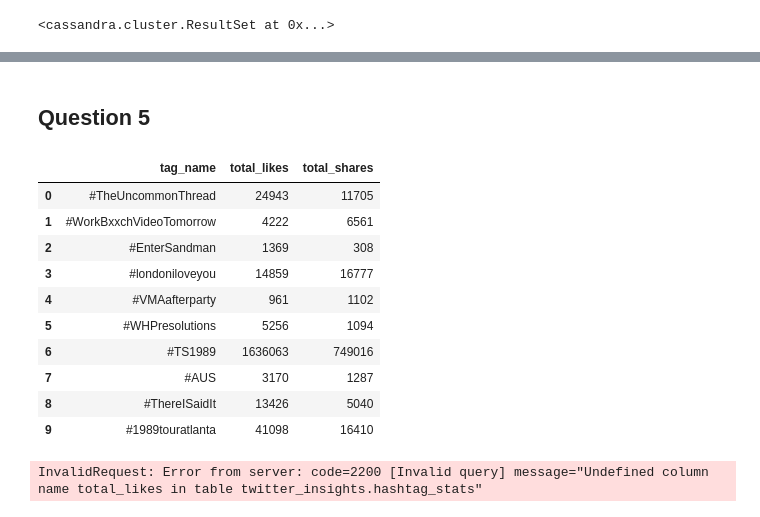
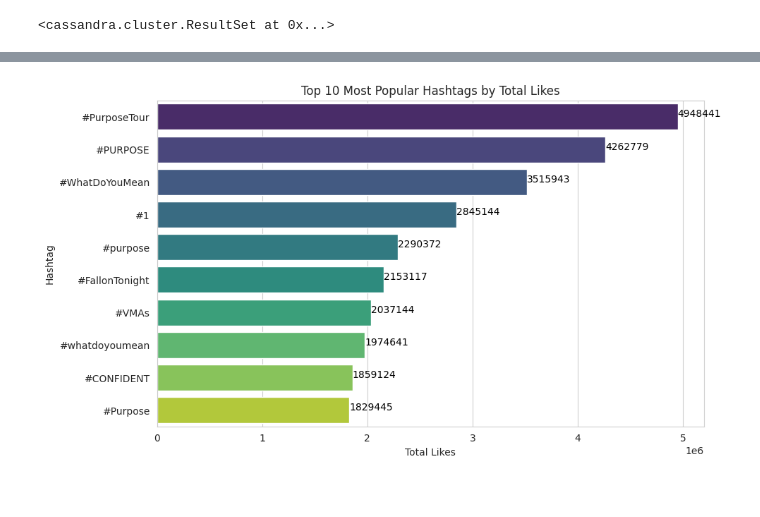
Before and after one commit to voidbar/runi-bigdata-2024, a Jupyter notebook: final/final.ipynb, the cells around one changed output, grey strips where cells are left out. Drawn from its saved outputs; the diff is of its cells as text; code cells hidden in the pictures.

Commit message:
add queries

```diff
--- a/final/final.ipynb
+++ b/final/final.ipynb
@@ -484,52 +407,0 @@ InvalidRequest: Error from server: code=2200 [Invalid query] message="Undefined
-# %% [markdown]
-## Question 5
-# %%
-rows = session.execute("""
-SELECT tag_name, SUM(number_of_likes) AS total_likes, SUM(number_of_shares) AS total_shares
-FROM hashtag_stats
-GROUP BY tag_name
-LIMIT 10
-ALLOW FILTERING;
-""")
-
-pd.DataFrame(list(rows))
-# %% [output]
-|  | tag_name | total_likes | total_shares |
-| 0 | #TheUncommonThread | 24943 | 11705 |
-| 1 | #WorkBxxchVideoTomorrow | 4222 | 6561 |
-| 2 | #EnterSandman | 1369 | 308 |
-| 3 | #londoniloveyou | 14859 | 16777 |
-| 4 | #VMAafterparty | 961 | 1102 |
-| 5 | #WHPresolutions | 5256 | 1094 |
-| 6 | #TS1989 | 1636063 | 749016 |
-| 7 | #AUS | 3170 | 1287 |
-| 8 | #ThereISaidIt | 13426 | 5040 |
-| 9 | #1989touratlanta | 41098 | 16410 |
-# %%
-rows = session.execute("""
-SELECT tag_name, SUM(number_of_likes) AS total_likes, SUM(number_of_shares) AS total_shares
-FROM hashtag_stats
-GROUP BY tag_name
-ORDER BY total_likes DESC
-LIMIT 10
-ALLOW FILTERING;
-""")
-
-df = pd.DataFrame(list(rows))
-
-# Ignore noise and irrelevant measurments
-df_filtered = df[df['average_value'] != -1]
-
-# Plotting the data
-plt.figure(figsize=(10, 6))
-plt.plot(df_filtered['measurement_date'], df_filtered['average_value'], marker='o', linestyle='None', color='b')
-plt.title('Average Value of Pollutant Over Time in 2019 (Without -1 Values)')
-plt.xlabel('Date')
-plt.ylabel('Average Value')
-plt.grid(True)
-plt.xticks(rotation=45)
-plt.tight_layout()
-
-plt.show()
-# %% [output]
-InvalidRequest: Error from server: code=2200 [Invalid query] message="Undefined column name total_likes in table twitter_insights.hashtag_stats"
@@ -535,0 +411,26 @@ InvalidRequest: Error from server: code=2200 [Invalid query] message="Undefined
+# %%
+# Query 1 - Most Popular Hashtags by Year
+rows = session.execute(queries["Most Popular Hashtags by Year"])
+df = pd.DataFrame(list(rows))
+result = df.groupby('tag_name').agg(
+total_likes=pd.NamedAgg(column='number_of_likes', aggfunc='sum'),
+).sort_values(by='total_likes', ascending=False).head(10)
+
+# Create a figure and a set of subplots
+plt.figure(figsize=(10, 6))
+
+# Bar plot for total_likes
+barplot = sns.barplot(x='total_likes', y='tag_name', data=result.reset_index(), palette='viridis')
+
+# Add chart labels and title
+plt.xlabel('Total Likes')
+plt.ylabel('Hashtag')
+plt.title('Top 10 Most Popular Hashtags by Total Likes')
+
+for index, row in result.iterrows():
+    barplot.text(row.total_likes, index, round(row.total_likes), color='black', ha="left")
+
+# Show plot
+plt.show()
+# %% [output]
+[figure, added]
```
Also changed, not shown: parts of 15 cells of this notebook, 1 other file.
